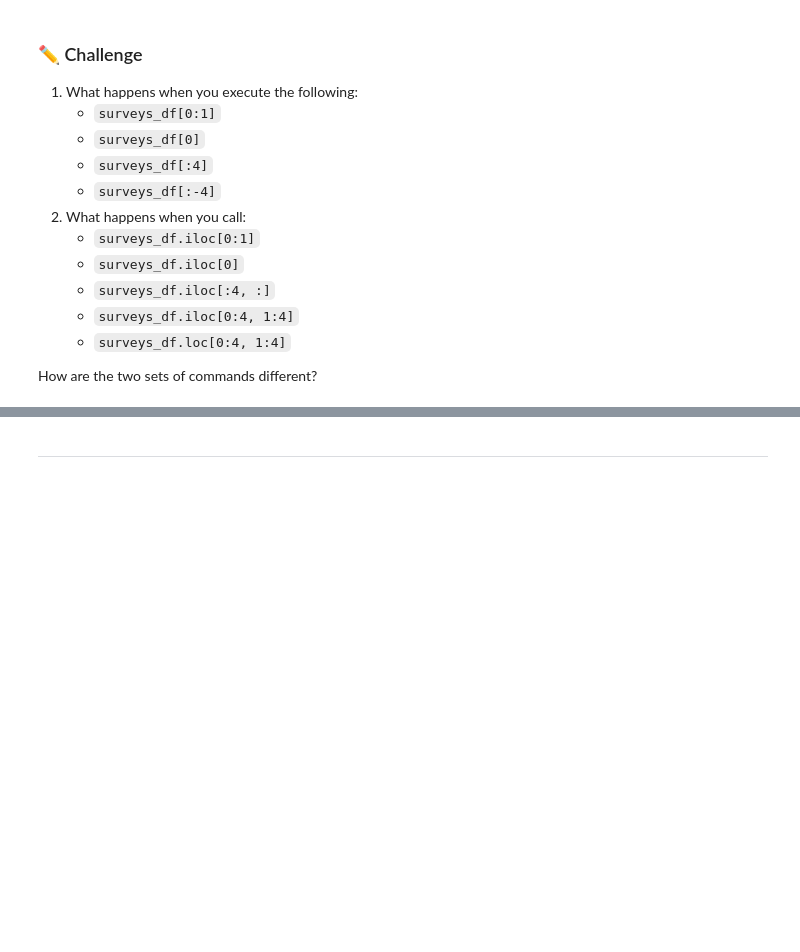
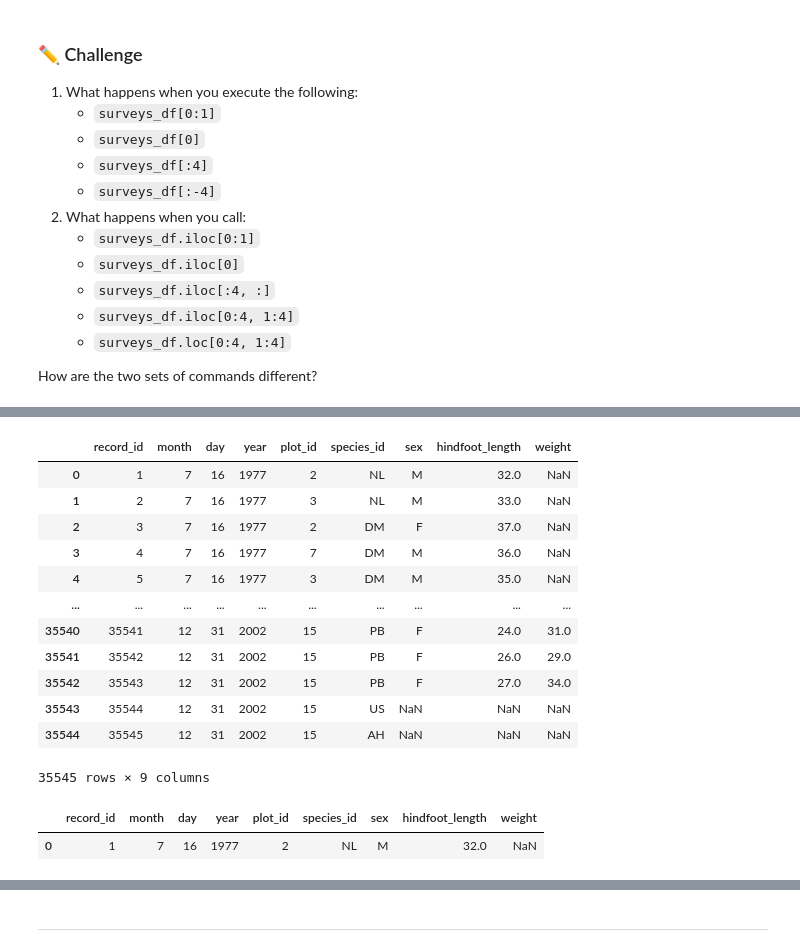
Before and after one commit to CurtinIDS/CIC_Carpentries_Python, a Jupyter notebook: notebooks/Intro_to_Python_Day1_Pt3.ipynb, the cells around one changed output, grey strips where cells are left out. Drawn from its saved outputs; the diff is of its cells as text; code cells hidden in the pictures; blank space fills up the shorter version.

```diff
--- a/notebooks/Intro_to_Python_Day1_Pt3.ipynb
+++ b/notebooks/Intro_to_Python_Day1_Pt3.ipynb
@@ -214,6 +408,25 @@ How are the two sets of commands different?
 # %%
 # 1d
+surveys_df[:-4]
+# %% [output]
+|  | record_id | month | day | year | plot_id | species_id | sex | hindfoot_length | weight |
+| 0 | 1 | 7 | 16 | 1977 | 2 | NL | M | 32.0 | NaN |
+| 1 | 2 | 7 | 16 | 1977 | 3 | NL | M | 33.0 | NaN |
+| 2 | 3 | 7 | 16 | 1977 | 2 | DM | F | 37.0 | NaN |
+| 3 | 4 | 7 | 16 | 1977 | 7 | DM | M | 36.0 | NaN |
+| 4 | 5 | 7 | 16 | 1977 | 3 | DM | M | 35.0 | NaN |
+| ... | ... | ... | ... | ... | ... | ... | ... | ... | ... |
+| 35540 | 35541 | 12 | 31 | 2002 | 15 | PB | F | 24.0 | 31.0 |
+| 35541 | 35542 | 12 | 31 | 2002 | 15 | PB | F | 26.0 | 29.0 |
+| 35542 | 35543 | 12 | 31 | 2002 | 15 | PB | F | 27.0 | 34.0 |
+| 35543 | 35544 | 12 | 31 | 2002 | 15 | US | NaN | NaN | NaN |
+| 35544 | 35545 | 12 | 31 | 2002 | 15 | AH | NaN | NaN | NaN |
+35545 rows × 9 columns
 # %%
 # 2a
+surveys_df.iloc[0:1]
+# %% [output]
+|  | record_id | month | day | year | plot_id | species_id | sex | hindfoot_length | weight |
+| 0 | 1 | 7 | 16 | 1977 | 2 | NL | M | 32.0 | NaN |
 # %%
 # 2b
```
Also changed, not shown: parts of 59 cells of this notebook, 2 other files.
